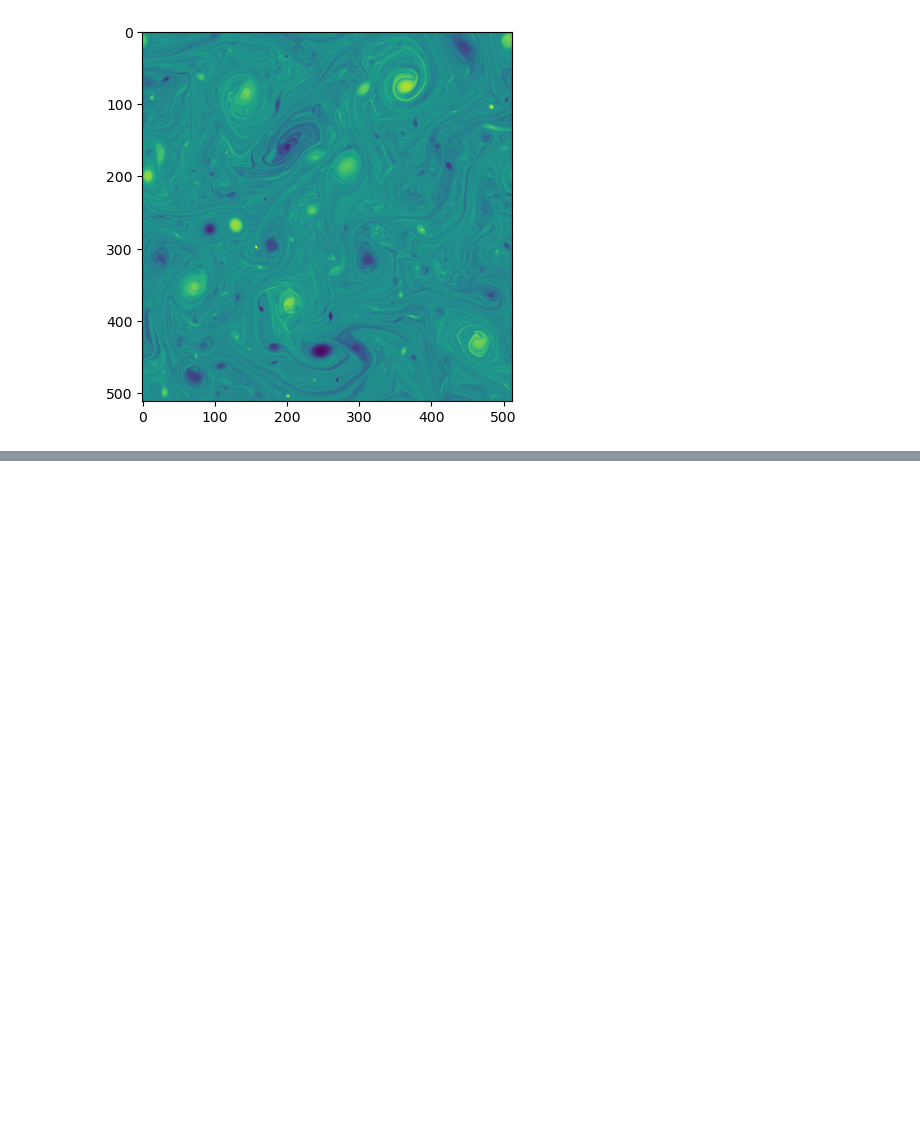
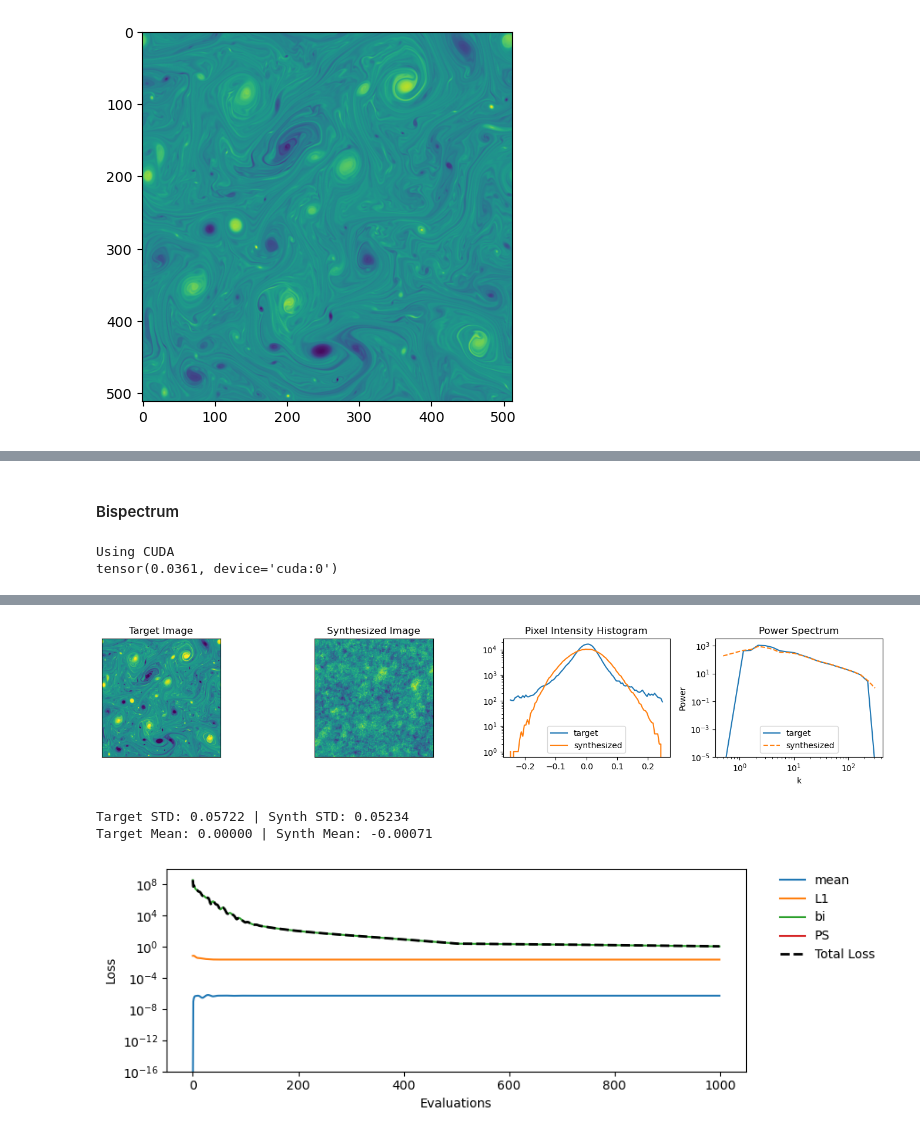
Before and after one commit to jwskinner/scattering-transform-turbulence, a Jupyter notebook: Compare_Powerspectrum_Bispectrum_ST.ipynb, the cells around one changed output, grey strips where cells are left out. Drawn from its saved outputs; the diff is of its cells as text; code cells hidden in the pictures; blank space fills up the shorter version.

```diff
--- a/Compare_Powerspectrum_Bispectrum_ST.ipynb
+++ b/Compare_Powerspectrum_Bispectrum_ST.ipynb
@@ -28,6 +29,7 @@ torch.cuda.empty_cache()
 datapath = "./JWS_turb_data/"
 imin = 90  # starting index
 imax = 100  # ending index
+device = 'gpu'
 
 with nc.Dataset(datapath + f"output_0{imin:03d}.nc", "r") as file:
     nx = file.dimensions["nx"].size
@@ -233,0 +84,2 @@ Step 0000 | loss: 6.0576e+19 | mean: 9.7927e+02 | bound: 6.0576e+19 | L1: 1.0919
+# %% [markdown]
+#### Bispectrum
@@ -233,0 +294,35 @@ Step 0000 | loss: 6.0576e+19 | mean: 9.7927e+02 | bound: 6.0576e+19 | L1: 1.0919
+# %%
+# 2. Bispectrum + Power Spectrum Synthesis
+M, N = target_image.shape
+J = 8
+L = 4
+
+# Bispectrum Calculator
+bin_edges = np.logspace(np.log2(1), np.log2(M / 2), J + 1, base=2)
+bispectrum_calculator = ST.Bispectrum_Calculator(bin_edges, M, N, device=device)
+image_torch = torch.from_numpy(target_image)
+if device=='gpu':
+  image_torch = image_torch.cuda()
+torch.set_num_threads(1)
+start = time.time()
+B = bispectrum_calculator.forward(image_torch)
+
+# Perform Synthesis
+synthesized_image_bi, loss_bi = image_synthesis(
+    target_image,
+    J=J,
+    L=L,
+    num_pixel=M,
+    learnable_param_list = [
+    (500, 1e-2),
+    (500, 1e-3),
+    ],
+    coef = 'bi+P',
+    random_seed = 987
+)
+
+plot_synthesis(target_image, synthesized_image_bi, vmin=-0.25, vmax=0.25, device=torch.device('cuda'))
+plot_losses(loss_bi)
+# %% [output]
+Using CUDA
+tensor(0.0361, device='cuda:0')
@@ -233,0 +339,4 @@ Step 0000 | loss: 6.0576e+19 | mean: 9.7927e+02 | bound: 6.0576e+19 | L1: 1.0919
+[figure, added]
+Target STD: 0.05722 | Synth STD: 0.05234
+Target Mean: 0.00000 | Synth Mean: -0.00071
+[figure, added]
```
Also changed, not shown: parts of 13 cells of this notebook, 1 other file.
